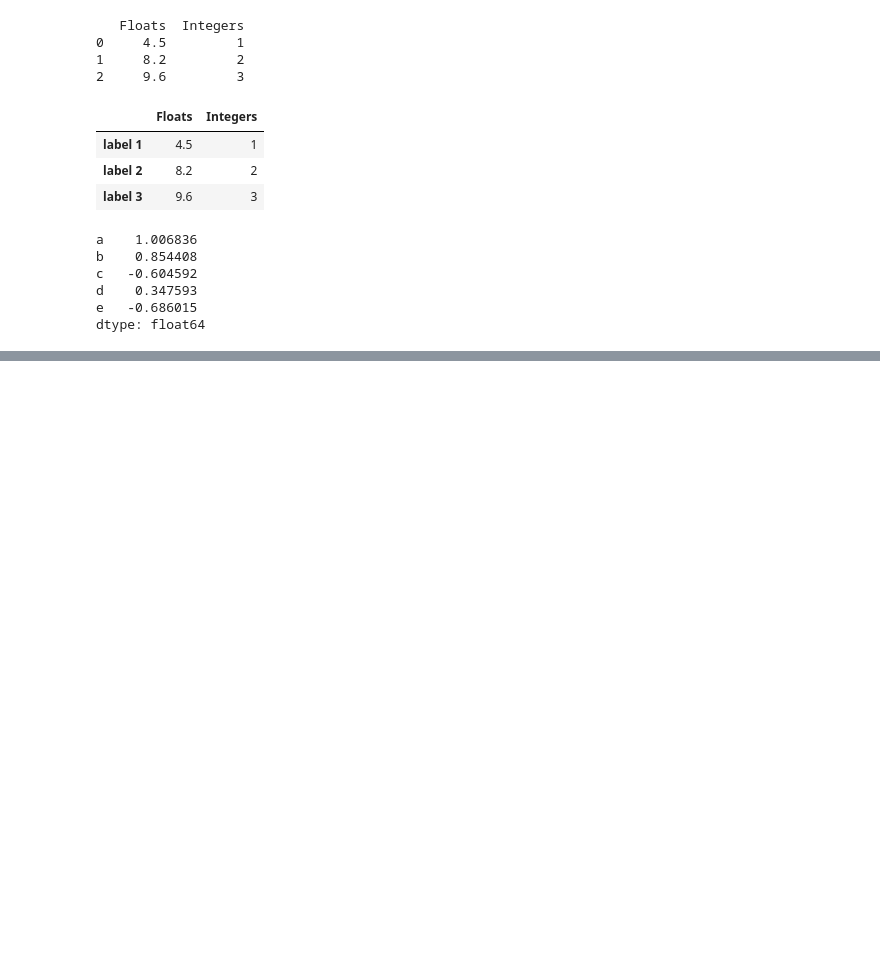
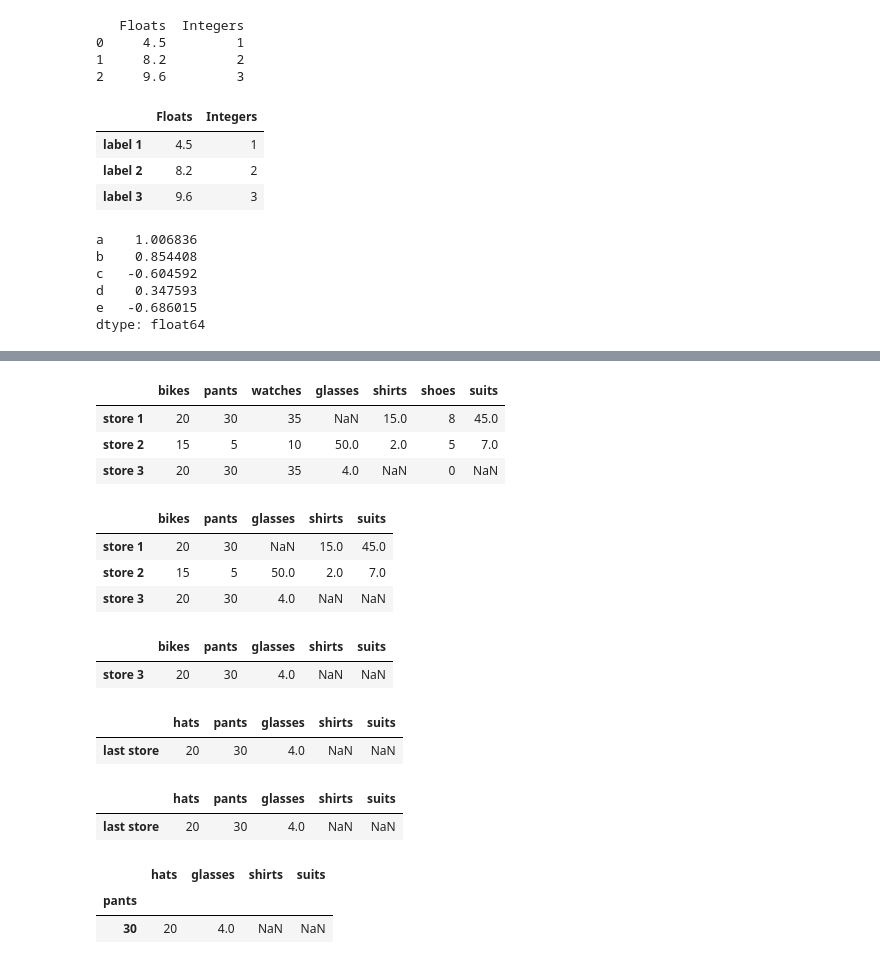
Before and after one commit to jjacque1/Learning-Numpy-in-JupyterNotebooks, a Jupyter notebook: Untitled.ipynb, the cells around one changed output, grey strips where cells are left out. Cells and saved outputs as stored; diff of their text form; code cells hidden in the pictures; blank space fills up the shorter version.

```diff
--- a/Untitled.ipynb
+++ b/Untitled.ipynb
@@ -1750,0 +1850,53 @@ dtype: float64
+# %%
+#removing a column using the pop function
+
+store_items.pop('new_watches')
+store_items
+# %% [output]
+|  | bikes | pants | watches | glasses | shirts | shoes | suits |
+| store 1 | 20 | 30 | 35 | NaN | 15.0 | 8 | 45.0 |
+| store 2 | 15 | 5 | 10 | 50.0 | 2.0 | 5 | 7.0 |
+| store 3 | 20 | 30 | 35 | 4.0 | NaN | 0 | NaN |
+# %%
+#removing columns using the drop function
+
+store_items = store_items.drop(["watches" , "shoes"], axis=1)
+store_items
+# %% [output]
+|  | bikes | pants | glasses | shirts | suits |
+| store 1 | 20 | 30 | NaN | 15.0 | 45.0 |
+| store 2 | 15 | 5 | 50.0 | 2.0 | 7.0 |
+| store 3 | 20 | 30 | 4.0 | NaN | NaN |
+# %%
+#removing rows using the drop function
+
+store_items = store_items.drop(['store 1', 'store 2'], axis=0)
+store_items
+# %% [output]
+|  | bikes | pants | glasses | shirts | suits |
+| store 3 | 20 | 30 | 4.0 | NaN | NaN |
+# %%
+#renaming a column using the rename funcion
+
+store_items = store_items.rename(columns={"bikes" : "hats"})
+store_items
+# %% [output]
+|  | hats | pants | glasses | shirts | suits |
+| last store | 20 | 30 | 4.0 | NaN | NaN |
+# %%
+#renaming row labels using the rename function
+
+store_items = store_items.rename(index={"store 3" : "last store"})
+store_items
+# %% [output]
+|  | hats | pants | glasses | shirts | suits |
+| last store | 20 | 30 | 4.0 | NaN | NaN |
+# %%
+#setting index label with existing column label
+
+store_items = store_items.set_index('pants')
+store_items
+# %% [output]
+|  | hats | glasses | shirts | suits |
+| pants |  |  |  |  |
+| 30 | 20 | 4.0 | NaN | NaN |
```
Also changed, not shown: parts of 11 cells of this notebook.
